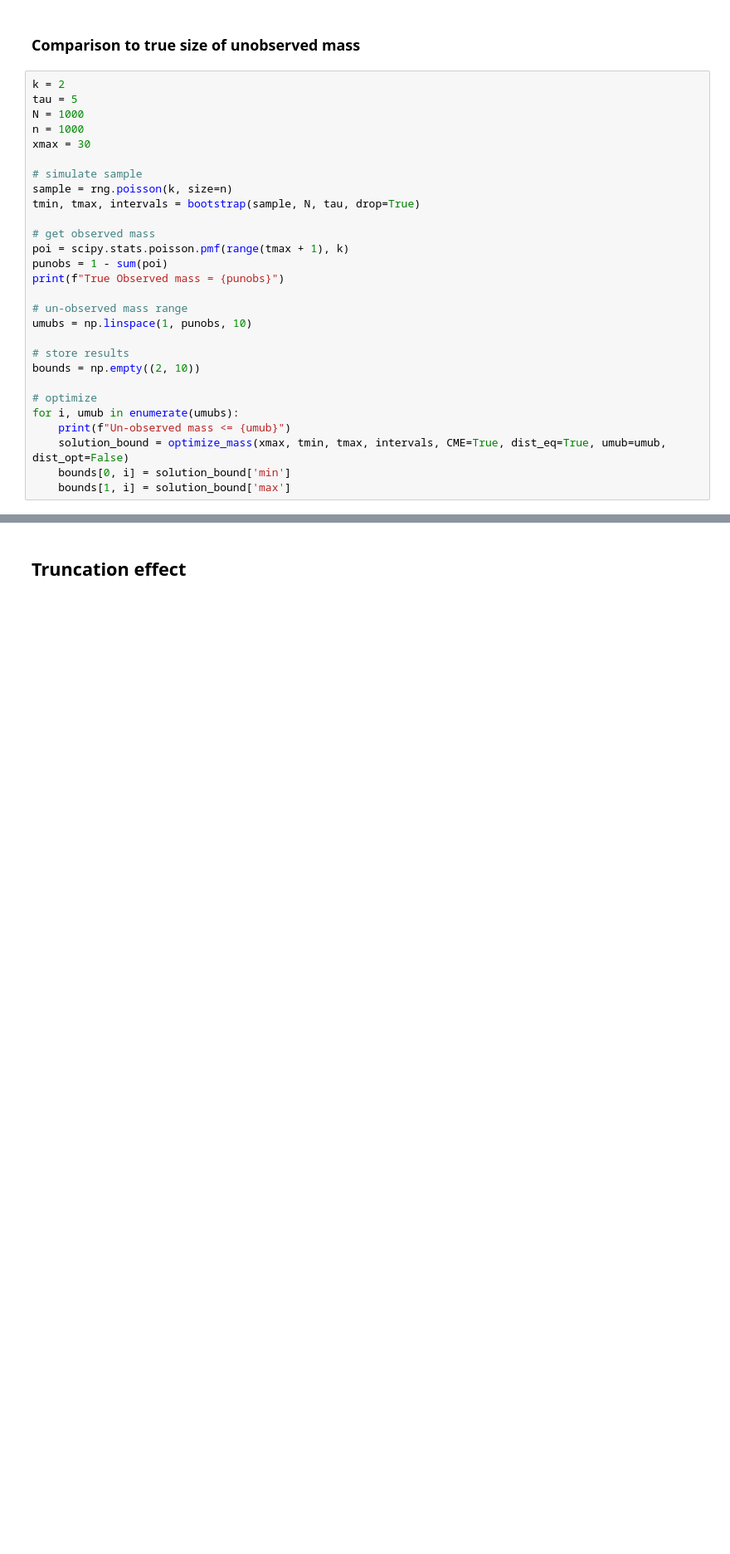
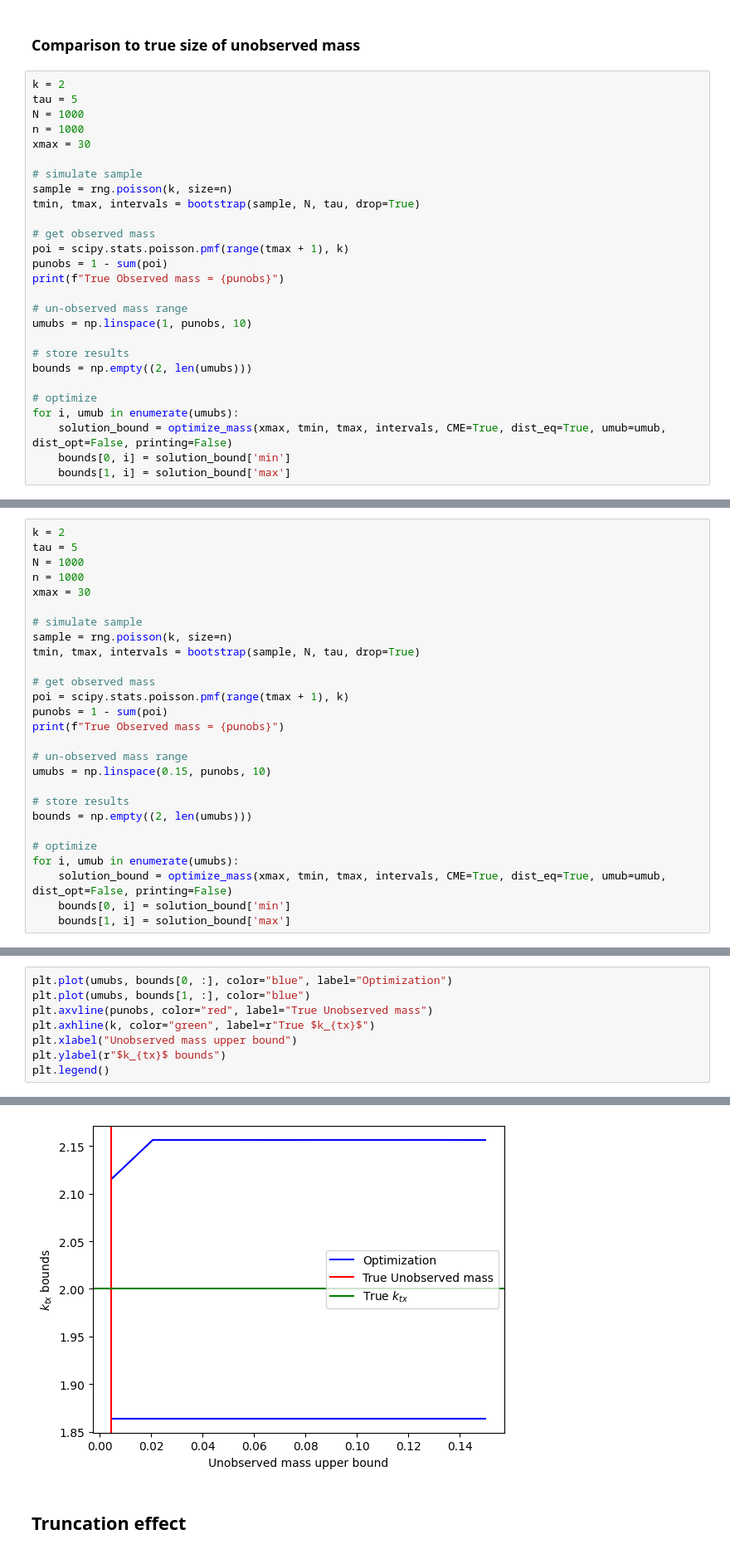
Before and after one commit to willjgh/M5R, a Jupyter notebook: Interaction/Bootstrap-Experiments/unobserved_tail.ipynb, the cells around one changed output, grey strips where cells are left out. Shown at 83% size. Saved outputs shown, nothing was run; the diff lists cells and outputs as text; blank space fills up the shorter version.

Commit message:
Zoomed in plot of k_tx bounds vs unobserved mass upper bound (values close to true mass)

```diff
--- a/Interaction/Bootstrap-Experiments/unobserved_tail.ipynb
+++ b/Interaction/Bootstrap-Experiments/unobserved_tail.ipynb
@@ -946,12 +946,11 @@ print(f"True Observed mass = {punobs}")
 umubs = np.linspace(1, punobs, 10)
 
 # store results
-bounds = np.empty((2, 10))
+bounds = np.empty((2, len(umubs)))
 
 # optimize
 for i, umub in enumerate(umubs):
-    print(f"Un-observed mass <= {umub}")
-    solution_bound = optimize_mass(xmax, tmin, tmax, intervals, CME=True, dist_eq=True, umub=umub, dist_opt=False)
+    solution_bound = optimize_mass(xmax, tmin, tmax, intervals, CME=True, dist_eq=True, umub=umub, dist_opt=False, printing=False)
     bounds[0, i] = solution_bound['min']
     bounds[1, i] = solution_bound['max']
 # %% [output]
@@ -985,0 +969,27 @@ plt.legend()
+# %%
+k = 2
+tau = 5
+N = 1000
+n = 1000
+xmax = 30
+
+# simulate sample
+sample = rng.poisson(k, size=n)
+tmin, tmax, intervals = bootstrap(sample, N, tau, drop=True)
+
+# get observed mass
+poi = scipy.stats.poisson.pmf(range(tmax + 1), k)
+punobs = 1 - sum(poi)
+print(f"True Observed mass = {punobs}")
+
+# un-observed mass range
+umubs = np.linspace(0.15, punobs, 10)
+
+# store results
+bounds = np.empty((2, len(umubs)))
+
+# optimize
+for i, umub in enumerate(umubs):
+    solution_bound = optimize_mass(xmax, tmin, tmax, intervals, CME=True, dist_eq=True, umub=umub, dist_opt=False, printing=False)
+    bounds[0, i] = solution_bound['min']
+    bounds[1, i] = solution_bound['max']
@@ -985,0 +998,9 @@ plt.legend()
+# %%
+plt.plot(umubs, bounds[0, :], color="blue", label="Optimization")
+plt.plot(umubs, bounds[1, :], color="blue")
+plt.axvline(punobs, color="red", label="True Unobserved mass")
+plt.axhline(k, color="green", label=r"True $k_{tx}$")
+plt.xlabel("Unobserved mass upper bound")
+plt.ylabel(r"$k_{tx}$ bounds")
+plt.legend()
+# %% [output]
@@ -986,3 +1008,4 @@ plt.legend()
+[figure, added]
 # %% [markdown]
 ## Truncation effect
 # %%
```
Also changed, not shown: parts of 4 cells of this notebook.
